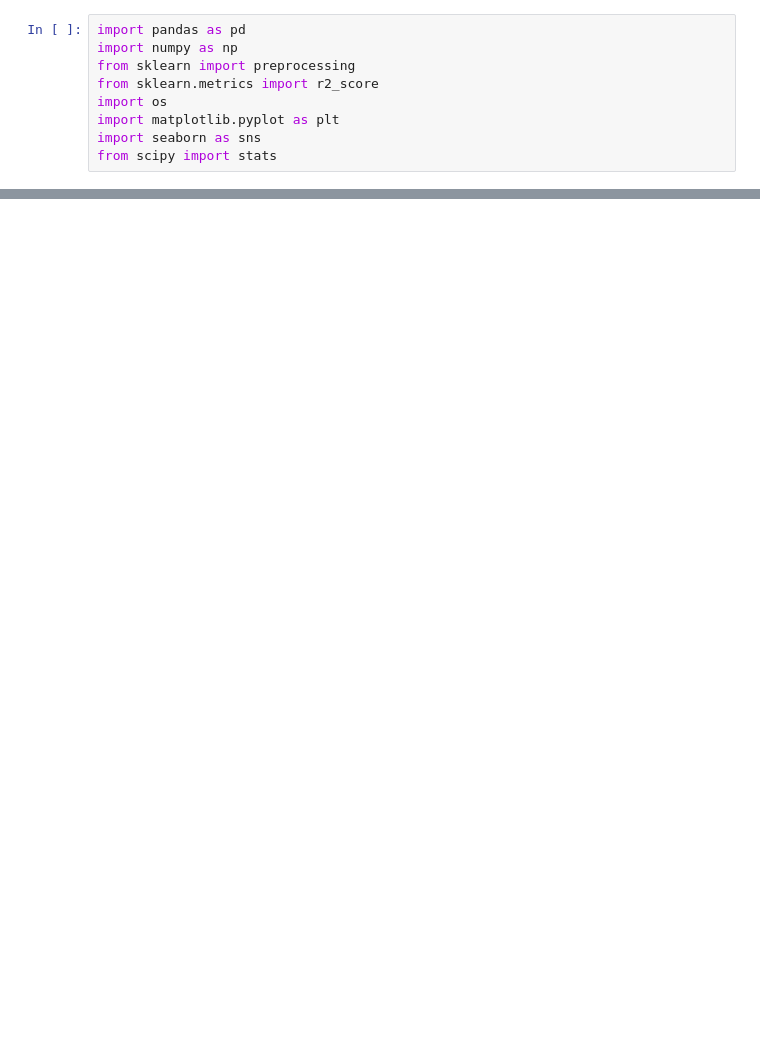
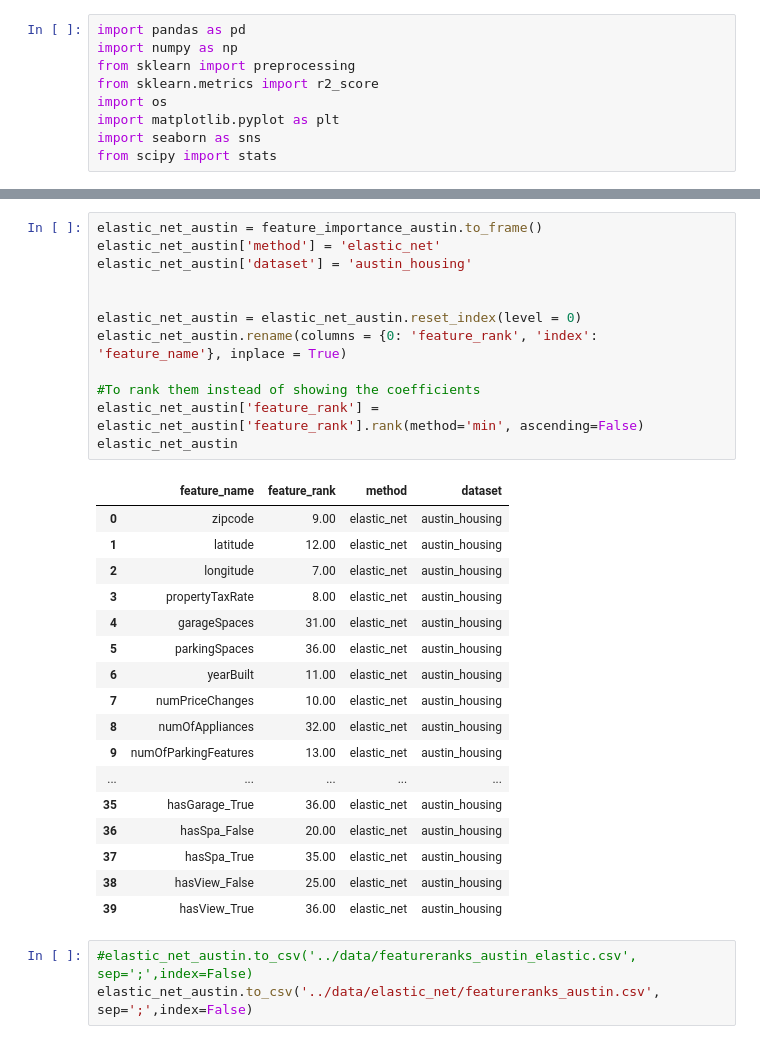
Before and after one commit to jorgedelpozolerida/KDS_Statistics_GroupProject, a Jupyter notebook: src/elastic_net.ipynb, the cells around one changed output, grey strips where cells are left out. Drawn from its saved outputs; the diff is of its cells as text; blank space fills up the shorter version.

```diff
--- a/src/elastic_net.ipynb
+++ b/src/elastic_net.ipynb
@@ -32,0 +101,33 @@ y = df_austin['latestPrice']
+# %%
+elastic_net_austin = feature_importance_austin.to_frame()
+elastic_net_austin['method'] = 'elastic_net'
+elastic_net_austin['dataset'] = 'austin_housing'
+
+
+elastic_net_austin = elastic_net_austin.reset_index(level = 0)
+elastic_net_austin.rename(columns = {0: 'feature_rank', 'index': 'feature_name'}, inplace = True)
+
+#To rank them instead of showing the coefficients
+elastic_net_austin['feature_rank'] = elastic_net_austin['feature_rank'].rank(method='min', ascending=False)
+elastic_net_austin
+# %% [output]
+|  | feature_name | feature_rank | method | dataset |
+| 0 | zipcode | 9.00 | elastic_net | austin_housing |
+| 1 | latitude | 12.00 | elastic_net | austin_housing |
+| 2 | longitude | 7.00 | elastic_net | austin_housing |
+| 3 | propertyTaxRate | 8.00 | elastic_net | austin_housing |
+| 4 | garageSpaces | 31.00 | elastic_net | austin_housing |
+| 5 | parkingSpaces | 36.00 | elastic_net | austin_housing |
+| 6 | yearBuilt | 11.00 | elastic_net | austin_housing |
+| 7 | numPriceChanges | 10.00 | elastic_net | austin_housing |
+| 8 | numOfAppliances | 32.00 | elastic_net | austin_housing |
+| 9 | numOfParkingFeatures | 13.00 | elastic_net | austin_housing |
+| ... | ... | ... | ... | ... |
+| 35 | hasGarage_True | 36.00 | elastic_net | austin_housing |
+| 36 | hasSpa_False | 20.00 | elastic_net | austin_housing |
+| 37 | hasSpa_True | 35.00 | elastic_net | austin_housing |
+| 38 | hasView_False | 25.00 | elastic_net | austin_housing |
+| 39 | hasView_True | 36.00 | elastic_net | austin_housing |
+# %%
+#elastic_net_austin.to_csv('../data/featureranks_austin_elastic.csv', sep=';',index=False)
+elastic_net_austin.to_csv('../data/elastic_net/featureranks_austin.csv', sep=';',index=False)
```
Also changed, not shown: parts of 26 cells of this notebook.
